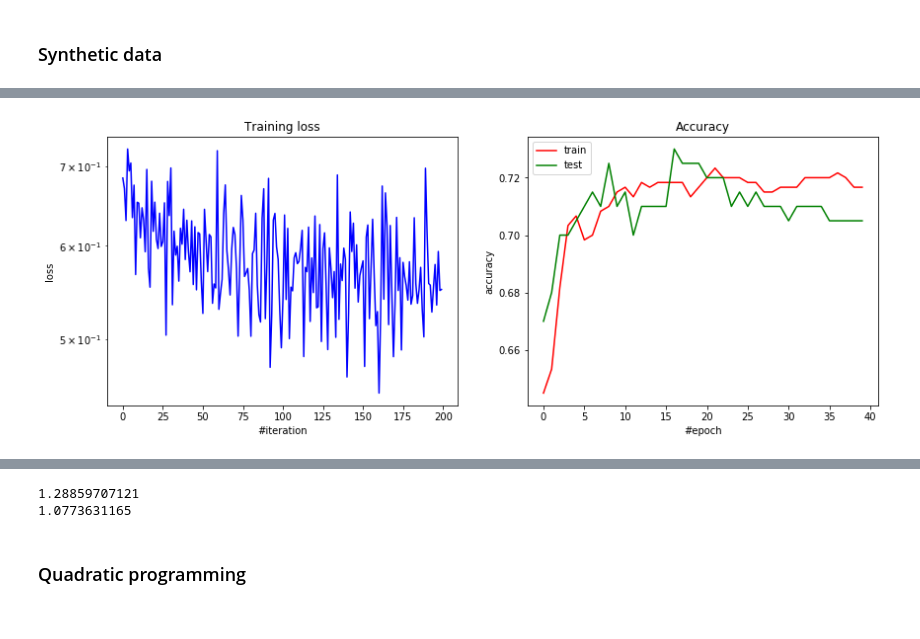
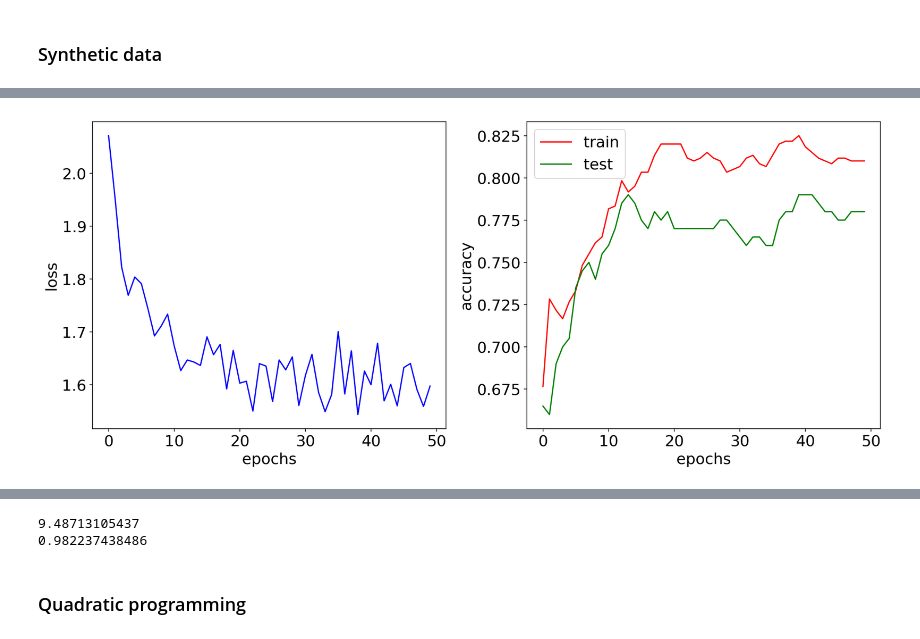
Before and after one commit to Intelligent-Systems-Phystech/2018-Isachenko-QPFSNewton, a Jupyter notebook: code/NeuralNetsQPFS.ipynb, the cells around one changed output, grey strips where cells are left out. Drawn from its saved outputs; the diff is of its cells as text; code cells hidden in the pictures.

```diff
--- a/code/NeuralNetsQPFS.ipynb
+++ b/code/NeuralNetsQPFS.ipynb
@@ -34,7 +39,7 @@ def generate_collinear_features(n, X):
         X_new[:, i] = X[:, col_idxs].dot(coef)
     return X_new
 
-X_col = generate_collinear_features(40, X)
+X_col = generate_collinear_features(95, X)
 # %%
 X = np.hstack([X, X_col])
 
@@ -65,5 +76,5 @@ layer2 = Linear(n_hidden, n_out, W_init=W2_true, b_init=b2_true)
 act2 = SoftMax()
 act1 = LeakyReLU(slope=0.1)
 
-y = act2.forward(layer2.forward(act1.forward(layer1.forward(X)))) + np.random.randn(n_samples, n_out) * 0.7
+y = act2.forward(layer2.forward(act1.forward(layer1.forward(X)))) + np.random.randn(n_samples, n_out) * .5
 y = (y > 0.5).astype(float)
@@ -129,13 +135,14 @@ def adam(x, dx, config, state):
             i += 1
 # %%
 # batch generator
-def get_batches(dataset, batch_size):
+def get_batches(dataset, batch_size, shuffle=True):
     X, Y = dataset
     n_samples = X.shape[0]
 
     # Shuffle at the start of epoch
     indices = np.arange(n_samples)
-    np.random.shuffle(indices)
+    if shuffle:
+        np.random.shuffle(indices)
 
     for start in range(0, n_samples, batch_size):
         end = min(start + batch_size, n_samples)
@@ -145,13 +152,15 @@ def get_batches(dataset, batch_size):
         yield X[batch_idx], Y[batch_idx]
 # %%
 def train(net, X_train, y_train, X_test, y_test, batch_size, n_epoch, optimizer_method, criterion,
-          optimizer_config, optimizer_state, weight_decay=False):
+          optimizer_config, optimizer_state, weight_decay=False, filename='orig_net'):
     loss_history = []
+    loss_history_epoch = []
     train_acc = []
     test_acc = []
 
     for i in range(n_epoch):
-        if weight_decay and i % 10 == 0:
+        loss_history_epoch.append(0.)
+        if weight_decay and i % 20 == 0:
             optimizer_config['learning_rate'] *= 0.5
 
         for x_batch, y_batch in get_batches((X_train, y_train), batch_size):
@@ -174,6 +183,7 @@ def train(net, X_train, y_train, X_test, y_test, batch_size, n_epoch, optimizer_
                          optimizer_state)
 
             loss_history.append(loss)
+            loss_history_epoch[-1] += loss
 
         pred_train = net.forward(X_train).argmax(axis=1)
         train_acc.append(float(np.sum(y_train[:, 1] == pred_train)) / len(y_train))
@@ -183,20 +193,24 @@ def train(net, X_train, y_train, X_test, y_test, batch_size, n_epoch, optimizer_
 
         # Visualize
         display.clear_output(wait=True)
-        plt.figure(figsize=(14, 5))
-
+        plt.figure(figsize=(14, 6))
         plt.subplot(1, 2, 1)
-        plt.title("Training loss")
-        plt.xlabel("#iteration")
-        plt.ylabel("loss")
-        plt.semilogy(loss_history, 'b')
+        plt.xlabel("epochs", fontsize=18)
+        plt.ylabel("loss", fontsize=18 )
+        plt.xticks(fontsize=18)
+        plt.yticks(fontsize=18)
+        plt.plot(loss_history_epoch, 'b')
         plt.subplot(1, 2, 2)
-        plt.title("Accuracy")
-        plt.xlabel("#epoch")
-        plt.ylabel("accuracy")
+        plt.xlabel("epochs", fontsize=18)
+        plt.ylabel("accuracy", fontsize=18)
         plt.plot(train_acc, 'r', label='train')
         plt.plot(test_acc, 'g', label='test')
-        plt.legend()
+        plt.legend(fontsize=18)
+        plt.xticks(fontsize=18)
+        plt.yticks(fontsize=18)
+        plt.subplots_adjust()
+        plt.tight_layout()
+        plt.savefig('figs/{}.eps'.format(filename), format='eps')
         plt.show()
 
         print('Current loss: %f' % loss)
@@ -279,15 +284,16 @@ LeakyReLU(slope=0.100)
 Linear(40 -> 2)
 SoftMax
 # %%
+
 # Iptimizer params
 optimizer_config = {'learning_rate' : 0.05, 'momentum': 0.9}
 optimizer_state = {}
 
 # Looping params
-n_epoch = 40
-batch_size = 128
+n_epoch = 50
+batch_size = 256
 
 loss_history = train(net, X_train, y_train, X_test, y_test, batch_size, n_epoch, sgd_momentum, criterion,
                      optimizer_config, optimizer_state, weight_decay=True)
 # %% [output]
-[figure, old version]
+[figure, new version]
@@ -297,12 +303,12 @@ W1 = net.modules[0].W
 W2 = net.modules[2].W
 b1 = net.modules[0].b
 b2 = net.modules[2].b
+
+print(np.sqrt(np.sum(W1 - W1_true) ** 2) / np.sqrt(np.sum(W1_true) ** 2))
+print(np.sqrt(np.sum(W2 - W2_true) ** 2) / np.sqrt(np.sum(W2_true) ** 2))
+# %% [output]
+9.48713105437
+0.982237438486
-# %%
-print(np.sqrt(np.sum(W1 - W1_true) ** 2) / np.sqrt(np.sum(W1_true) ** 2))
-print(np.sqrt(np.sum(W2 - W2_true) ** 2) / np.sqrt(np.sum(W2_true) ** 2))
-# %% [output]
-1.28859707121
-1.0773631165
 # %% [markdown]
 ### Quadratic programming
 # %%
```
Also changed, not shown: parts of 39 cells of this notebook, 11 other files.
